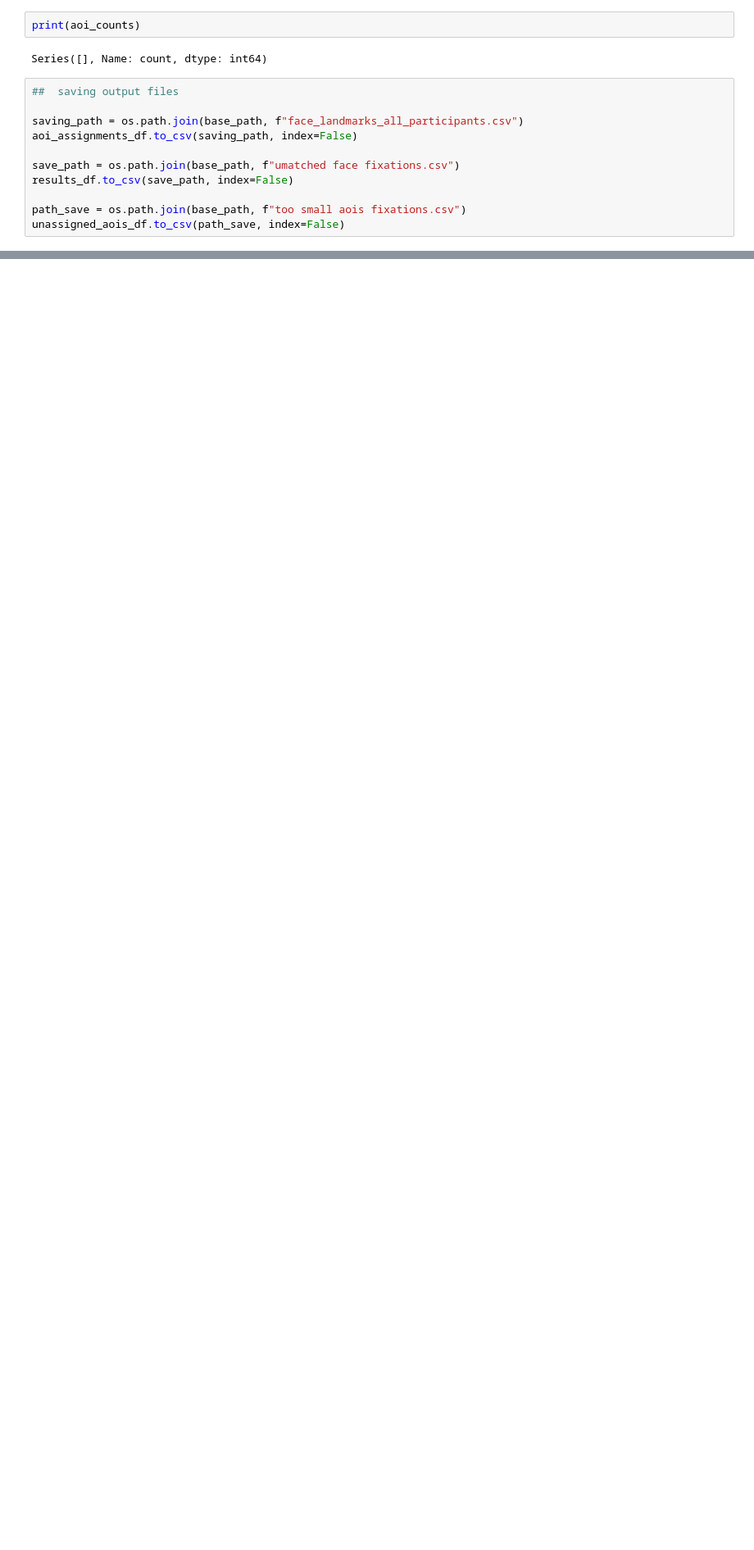
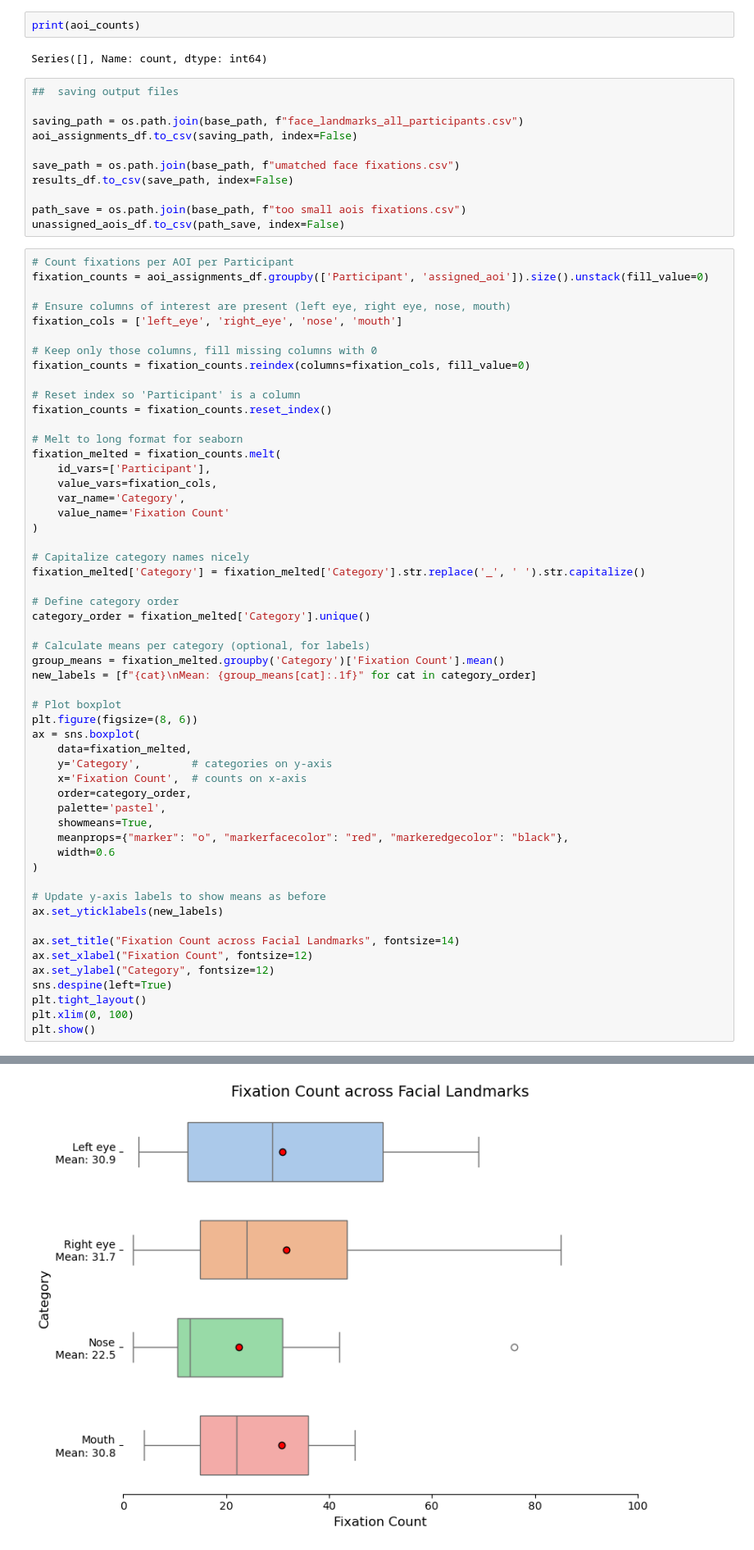
Before and after one commit to aliabugaga/Master-Thesis-Zaidan, a Jupyter notebook: face_landmarks_voronoi.ipynb, the cells around one changed output, grey strips where cells are left out. Shown at 82% size. Drawn from its saved outputs; the diff is of its cells as text; blank space fills up the shorter version.

```diff
--- a/face_landmarks_voronoi.ipynb
+++ b/face_landmarks_voronoi.ipynb
@@ -1074,3 +1204,58 @@ results_df.to_csv(save_path, index=False)
 
 path_save = os.path.join(base_path, f"too small aois fixations.csv")
 unassigned_aois_df.to_csv(path_save, index=False)
+# %%
+# Count fixations per AOI per Participant
+fixation_counts = aoi_assignments_df.groupby(['Participant', 'assigned_aoi']).size().unstack(fill_value=0)
+
+# Ensure columns of interest are present (left eye, right eye, nose, mouth)
+fixation_cols = ['left_eye', 'right_eye', 'nose', 'mouth']
+
+# Keep only those columns, fill missing columns with 0
+fixation_counts = fixation_counts.reindex(columns=fixation_cols, fill_value=0)
+
+# Reset index so 'Participant' is a column
+fixation_counts = fixation_counts.reset_index()
+
+# Melt to long format for seaborn
+fixation_melted = fixation_counts.melt(
+    id_vars=['Participant'],
+    value_vars=fixation_cols,
+    var_name='Category',
+    value_name='Fixation Count'
+)
+
+# Capitalize category names nicely
+fixation_melted['Category'] = fixation_melted['Category'].str.replace('_', ' ').str.capitalize()
+
+# Define category order
+category_order = fixation_melted['Category'].unique()
+
+# Calculate means per category (optional, for labels)
+group_means = fixation_melted.groupby('Category')['Fixation Count'].mean()
+new_labels = [f"{cat}\nMean: {group_means[cat]:.1f}" for cat in category_order]
+
+# Plot boxplot
+plt.figure(figsize=(8, 6))
+ax = sns.boxplot(
+    data=fixation_melted,
+    y='Category',        # categories on y-axis
+    x='Fixation Count',  # counts on x-axis
+    order=category_order,
+    palette='pastel',
+    showmeans=True,
+    meanprops={"marker": "o", "markerfacecolor": "red", "markeredgecolor": "black"},
+    width=0.6
+)
+
+# Update y-axis labels to show means as before
+ax.set_yticklabels(new_labels)
+
+ax.set_title("Fixation Count across Facial Landmarks", fontsize=14)
+ax.set_xlabel("Fixation Count", fontsize=12)
+ax.set_ylabel("Category", fontsize=12)
+sns.despine(left=True)
+plt.tight_layout()
+plt.xlim(0, 100)
+plt.show()
+# %% [output]
@@ -1076,0 +1265 @@ unassigned_aois_df.to_csv(path_save, index=False)
+[figure, added]
```
Also changed, not shown: parts of 15 cells of this notebook.
